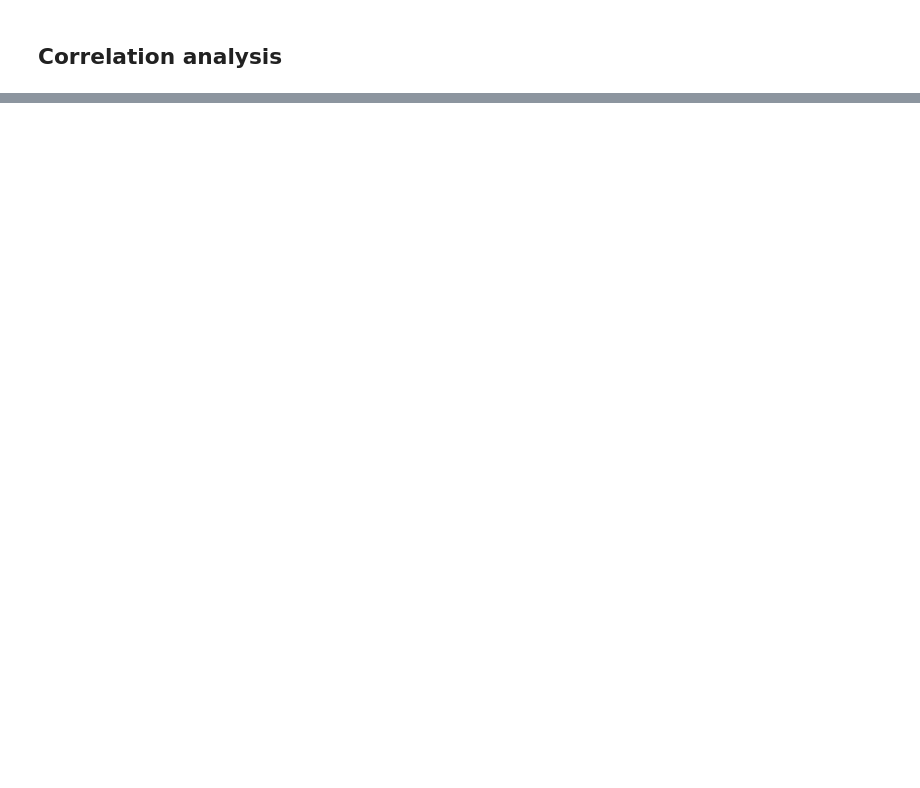
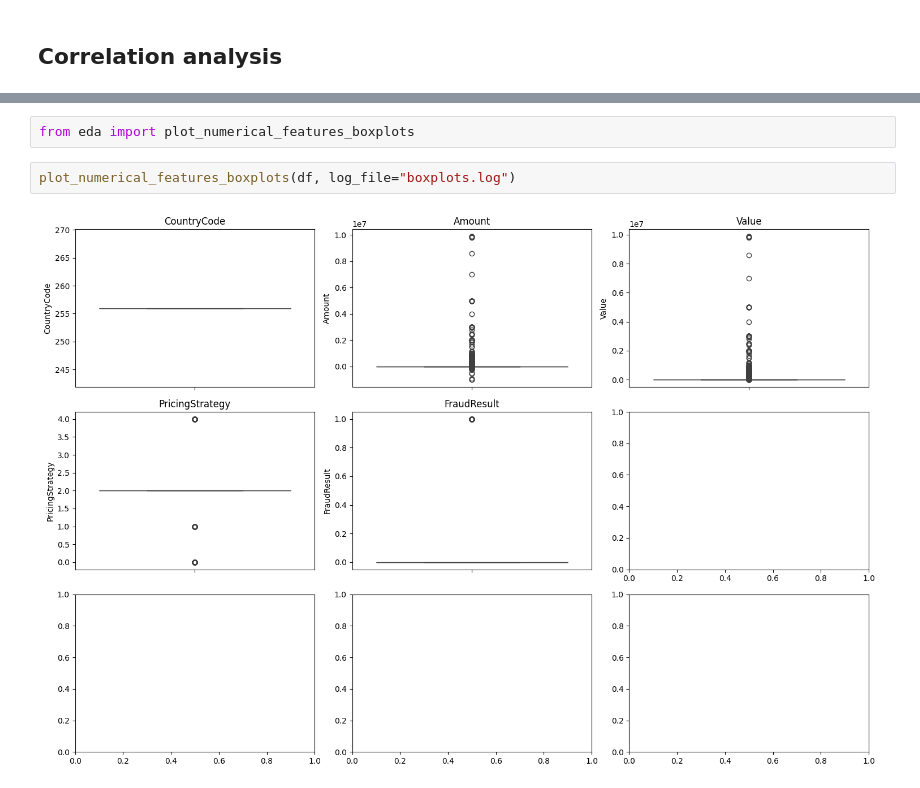
Before and after one commit to surak-alf/Project_7, a Jupyter notebook: notebook/EDA.ipynb, the cells around one changed output, grey strips where cells are left out. Cells and saved outputs as stored; diff of their text form; blank space fills up the shorter version.

```diff
--- a/notebook/EDA.ipynb
+++ b/notebook/EDA.ipynb
@@ -135,0 +134,6 @@ plt.show()
+# %%
+from eda import plot_numerical_features_boxplots
+# %%
+plot_numerical_features_boxplots(df, log_file="boxplots.log")
+# %% [output]
+[figure, added]
```
Also changed, not shown: parts of 9 cells of this notebook, 2 other files.
